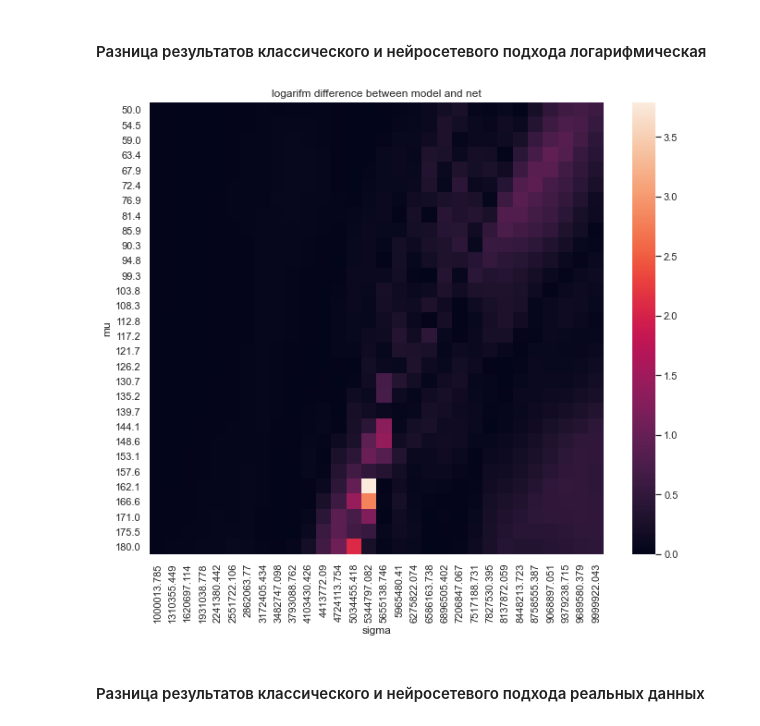
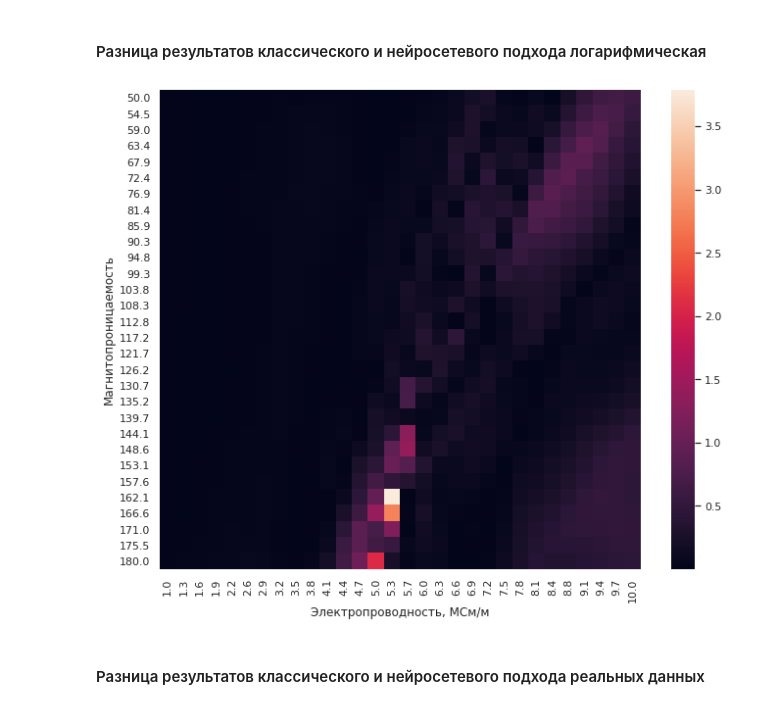
Before and after one commit to AAYamoldin/Diploma, a Jupyter notebook: pulse/minimize_Sigma_MU.ipynb, the cells around one changed output. Cells and saved outputs as stored; diff of their text form; code cells hidden in the pictures.

```diff
--- a/pulse/minimize_Sigma_MU.ipynb
+++ b/pulse/minimize_Sigma_MU.ipynb
@@ -210,3 +211,5 @@ loss_model = np.zeros((size,size))
 Время, затраченное на выполнение данного кода =  1260.035340309143
 # %%
 loss_model = pd.read_pickle('./loss_model_model_matrix.pkl')
+loss_model.columns = np.around(sigma_real[0]/1000000,1)
+loss_model
@@ -244,17 +286,17 @@ loss_net = pd.read_pickle('./loss_net_model_matrix.pkl')
 # %%
 diff = abs(loss_model - loss_net)
 f, ax = plt.subplots(figsize=(11, 9))
-sns.heatmap(diff, annot=False, vmin=0)
+sns.heatmap(diff, annot=False)
 #name = 'log( loss( (' + str(fix_vector.get('mu').iloc[0])+ ', (' + str(fix_vector.get('Sigma').iloc[0]) + ')))'
-name = "logarifm difference between model and net"
-ax.set(xlabel='sigma', ylabel='mu', title=name)
+name = ""
+ax.set(xlabel='Электропроводность, МСм/м', ylabel='Магнитопроницаемость', title=name)
 # ax = f.gca()
 # circle1 = plt.Circle((size/2,size/2), 0.5, color='g', fill=False, label="The zone of the fix vector")
 # ax.add_patch(circle1)
 # ax.legend()
-f.savefig(name + '.png', bbox_inches='tight')
+f.savefig('../Pictures/Тепловая карта логарифмической разности модельных и сеточных спадов.png', bbox_inches='tight')
 # %% [output]
-[figure, old version]
+[figure, new version]
 # %% [markdown]
 #### Разница результатов классического и нейросетевого подхода реальных данных
 # %%
```
Also changed, not shown: parts of 11 cells of this notebook, 15 other files.
